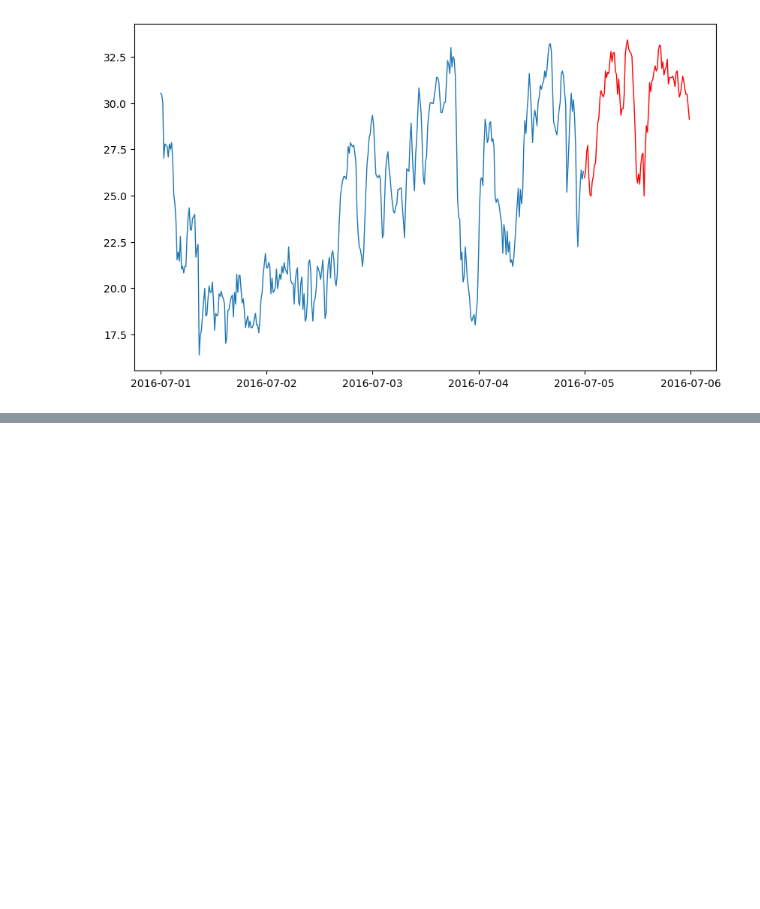
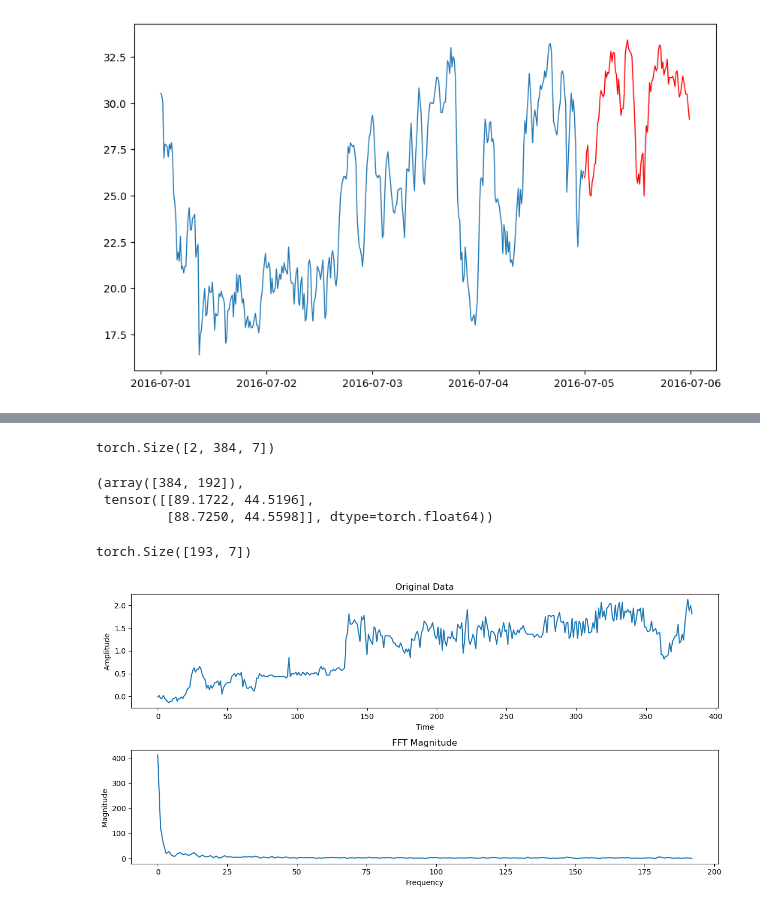
Before and after one commit to zyb296/TS-Lib, a Jupyter notebook: EDA/forecast/ETT.ipynb, the cells around one changed output, grey strips where cells are left out. Cells and saved outputs as stored; diff of their text form; code cells hidden in the pictures; blank space fills up the shorter version.

```diff
--- a/EDA/forecast/ETT.ipynb
+++ b/EDA/forecast/ETT.ipynb
@@ -245,7 +245,8 @@ class Dataset_ETT_minute(Dataset):
         seq_x_mark = self.data_stamp[s_begin:s_end]
         seq_y_mark = self.data_stamp[r_begin:r_end]
 
-        return seq_x, seq_y, seq_x_mark, seq_y_mark
+        return torch.from_numpy(seq_x), torch.from_numpy(seq_y), \
+            torch.from_numpy(seq_x_mark), torch.from_numpy(seq_y_mark)
 
     def __len__(self):
         return len(self.data_x) - self.seq_len - self.pred_len + 1
@@ -290,0 +295,11 @@ ETTm1
+# %%
+x = torch.stack([dataset[0][0], dataset[1][0]])
+x.shape
+# %% [output]
+torch.Size([2, 384, 7])
+# %%
+FFT_for_Period(x, k=2)
+# %% [output]
+(array([384, 192]),
+ tensor([[89.1722, 44.5196],
+         [88.7250, 44.5598]], dtype=torch.float64))
@@ -290,0 +315,37 @@ ETTm1
+# %%
+abs(xf).mean(0).shape
+# %% [output]
+torch.Size([193, 7])
+# %%
+
+
+# 提取该特征维度的数据
+original_data = x[0, :, 1].numpy()
+
+# 进行一维傅里叶变换
+fft_result = torch.fft.rfft(x[0, :, 1])
+
+# 获取傅里叶变换后的幅度谱
+fft_magnitude = torch.abs(fft_result).numpy()
+
+# 绘制原始数据和傅里叶变换后的幅度谱
+plt.figure(figsize=(12, 6))
+
+# 绘制原始数据
+plt.subplot(2, 1, 1)
+plt.plot(original_data)
+plt.title('Original Data')
+plt.xlabel('Time')
+plt.ylabel('Amplitude')
+
+# 绘制傅里叶变换后的幅度谱
+plt.subplot(2, 1, 2)
+plt.plot(fft_magnitude)
+plt.title('FFT Magnitude')
+plt.xlabel('Frequency')
+plt.ylabel('Magnitude')
+
+plt.tight_layout()
+plt.show()
+# %% [output]
+[figure, added]
```
Also changed, not shown: parts of 10 cells of this notebook.
